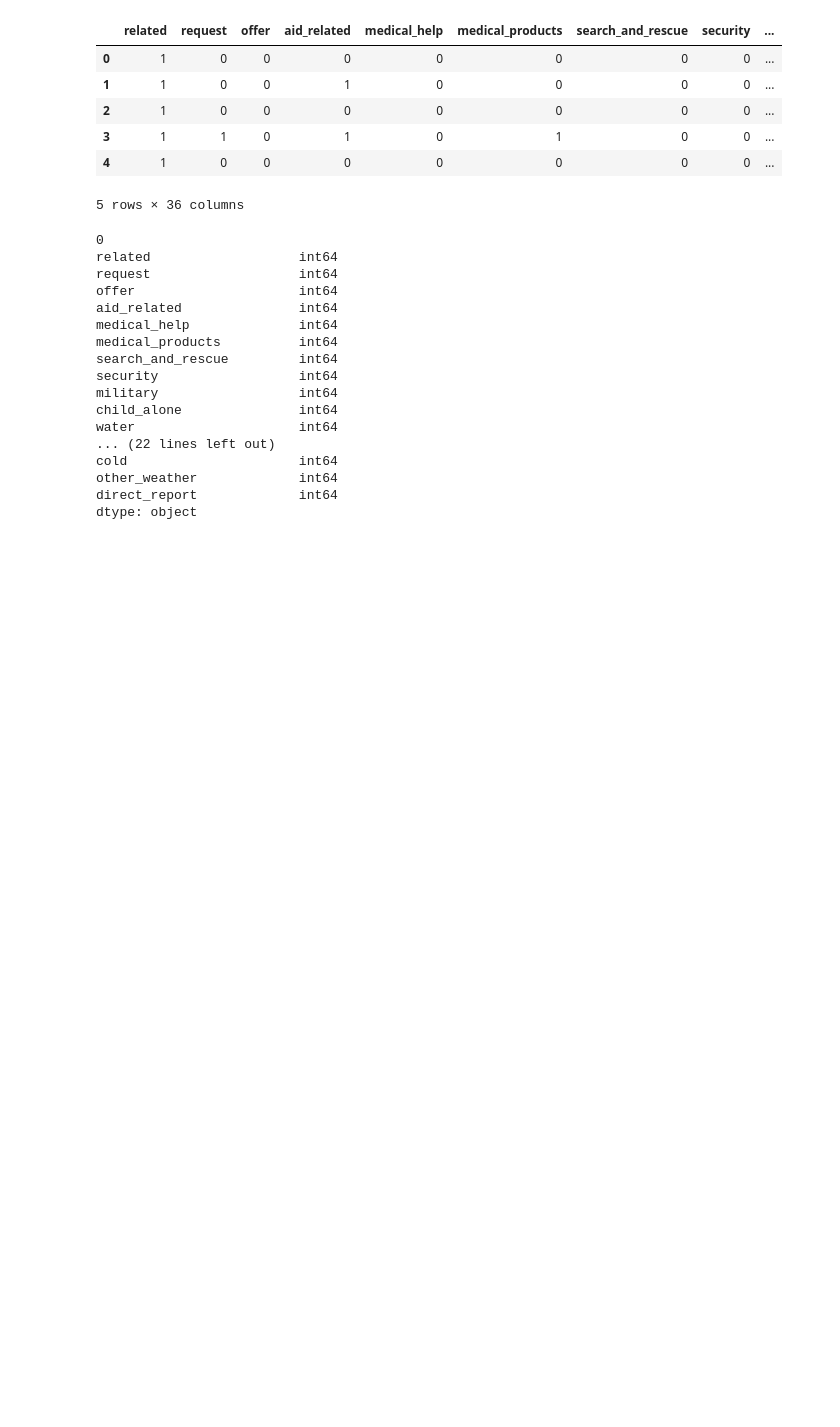
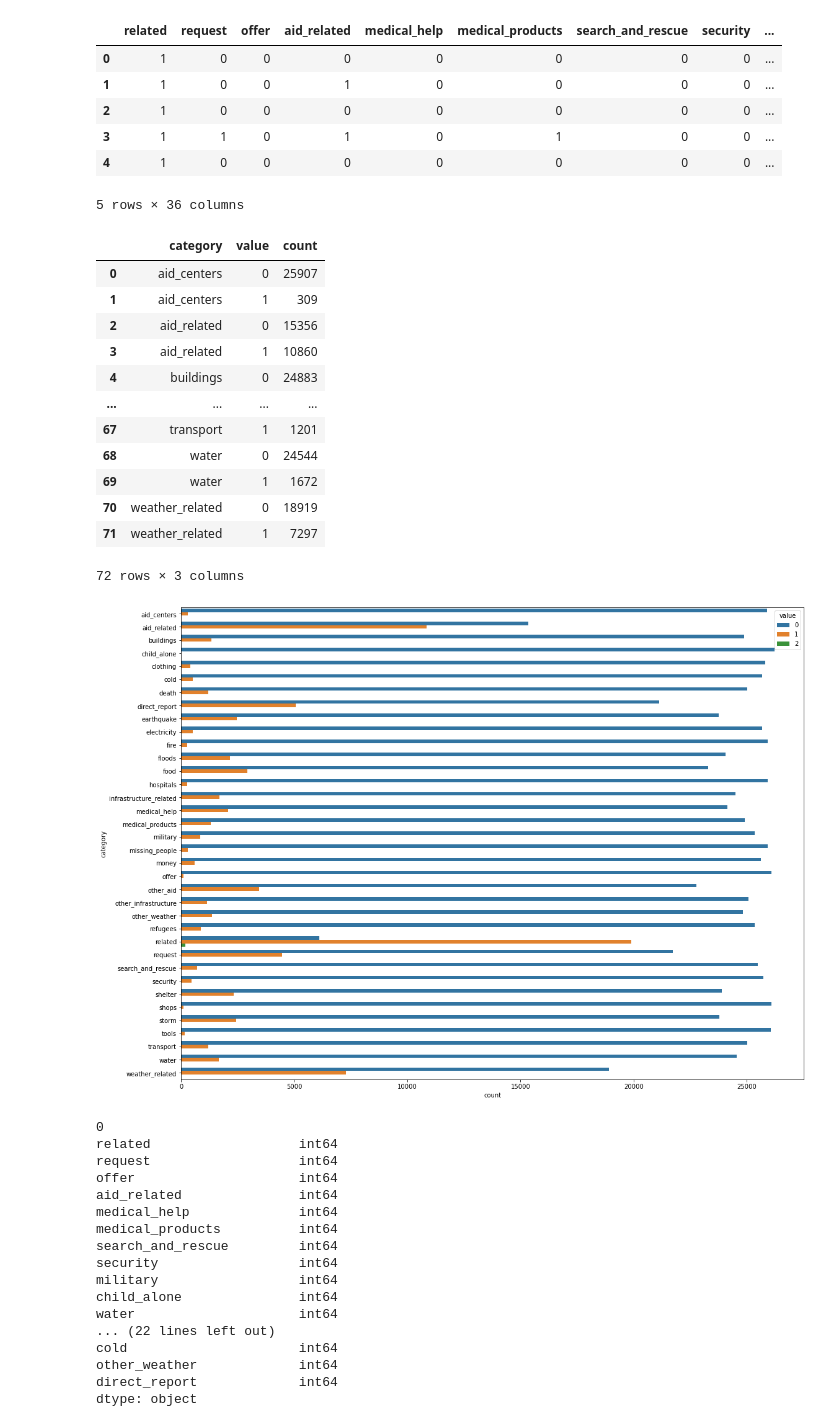
Before and after one commit to bullett445/disaster-response-message-classification, a Jupyter notebook: etl/ETL Pipeline Preparation.ipynb, the cells around one changed output. Saved outputs shown, nothing was run; the diff lists cells and outputs as text; code cells hidden in the pictures; blank space fills up the shorter version.

```diff
--- a/etl/ETL Pipeline Preparation.ipynb
+++ b/etl/ETL Pipeline Preparation.ipynb
@@ -175,6 +177,27 @@ categories.head()
 | 3 | 1 | 1 | 0 | 1 | 0 | 1 | 0 | 0 | ... |
 | 4 | 1 | 0 | 0 | 0 | 0 | 0 | 0 | 0 | ... |
 5 rows × 36 columns
+# %%
+#sns.catplot(data=categories.melt(), kind="count")
+category_groups = categories.melt(var_name='category').groupby(['category', 'value'], as_index=False).agg(count=('value', 'count'))#.plot.bar(figsize=(18,8))
+fig, ax = plt.subplots(figsize=(18,14))
+sns.barplot(data=category_groups, y='category', hue='value', x='count', ax=ax)
+category_groups
+# %% [output]
+|  | category | value | count |
+| 0 | aid_centers | 0 | 25907 |
+| 1 | aid_centers | 1 | 309 |
+| 2 | aid_related | 0 | 15356 |
+| 3 | aid_related | 1 | 10860 |
+| 4 | buildings | 0 | 24883 |
+| ... | ... | ... | ... |
+| 67 | transport | 1 | 1201 |
+| 68 | water | 0 | 24544 |
+| 69 | water | 1 | 1672 |
+| 70 | weather_related | 0 | 18919 |
+| 71 | weather_related | 1 | 7297 |
+72 rows × 3 columns
+[figure, added]
 # %%
 categories.dtypes
 # %% [output]
```
Also changed, not shown: parts of 3 cells of this notebook, 2 other files.
